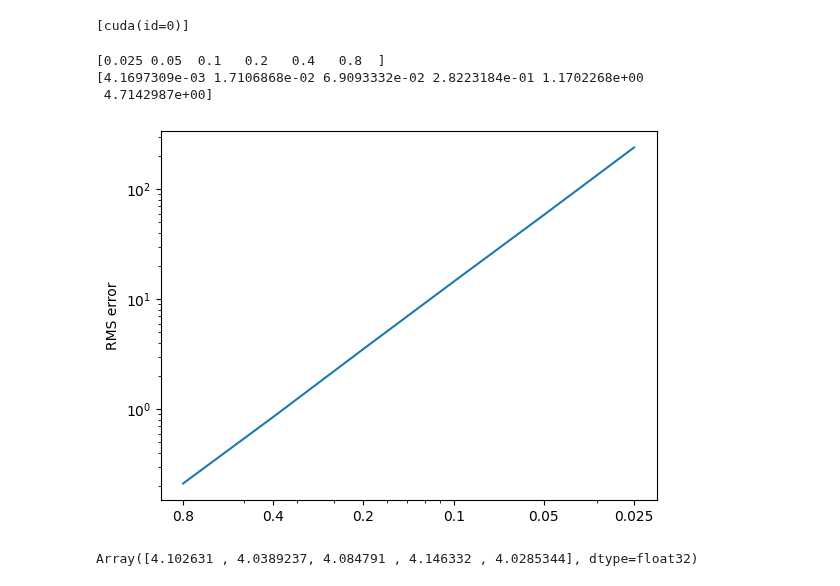
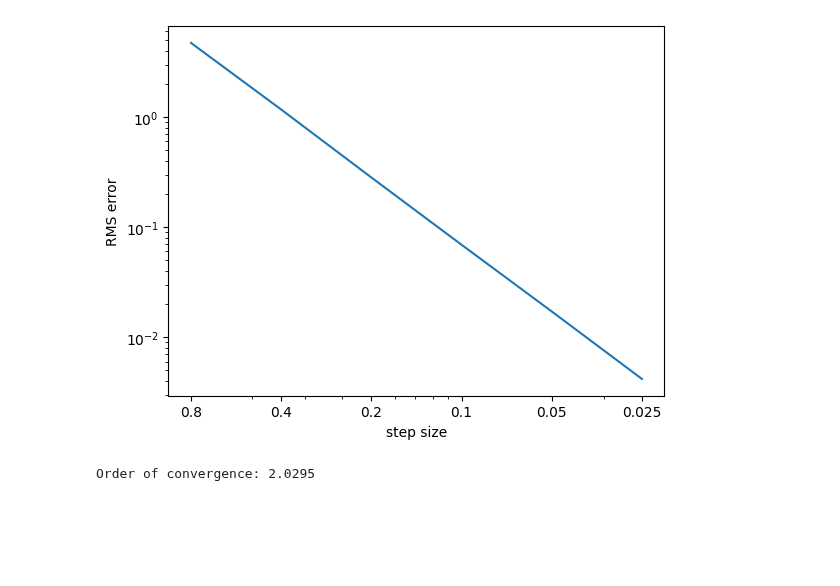
Before and after one commit to andyElking/diffrax_STLA, a Jupyter notebook: L2_Langevin_test.ipynb, the cells around one changed output. Drawn from its saved outputs; the diff is of its cells as text; code cells hidden in the pictures; blank space fills up the shorter version.

```diff
--- a/L2_Langevin_test.ipynb
+++ b/L2_Langevin_test.ipynb
@@ -0,0 +1,36 @@
+# %%
+import jax
+import jax.random as jrandom
+import jax.numpy as jnp
+from jax import config
+# config.update("jax_enable_x64", True)
+
+from diffrax import diffeqsolve, ControlTerm, Euler, MultiTerm, ODETerm, SaveAt, VirtualBrownianTree, Tsit5, \
+    VirtualBrownianTree, STLAControlTerm, STLAMultiTerm, SEA, ShARK, PIDController, LevyVal, ALIGN
+from test.sde_solver_convergence import solver_order, solver_distance, solutions, l2_dist
+
+import diffrax
+import math
+import matplotlib.pyplot as plt
+
+jnp.set_printoptions(precision=4, suppress=True)
+
+def show_conv_results(hs, errs):
+    plt.plot(1/hs, errs)
+    plt.yscale("log")
+    plt.xscale("log")
+    plt.xticks(ticks=1/hs, labels=hs)
+    plt.ylabel("RMS error")
+    plt.xlabel("step size")
+    plt.show()
+    slope, intercept = jnp.polyfit(jnp.log(hs), jnp.log(errs), 1)
+    print(f"Order of convergence: {slope:.4f}")
+
+def plot_sol(sol, dim=1):
+    plt.plot(sol.ts, sol.ys[:,:dim], label="x")
+    plt.plot(sol.ts, sol.ys[:,dim:], label="v")
+    plt.legend()
+    plt.show()
+
+num_samples = 1000
+keys = jrandom.split(jrandom.PRNGKey(2), num=num_samples)
@@ -1,18 +46,4 @@
 # %%
-import jax
-import jax.random as jrandom
-import jax.numpy as jnp
-from jax import config
-# config.update("jax_enable_x64", True)
-
-from diffrax import diffeqsolve, ControlTerm, Euler, MultiTerm, ODETerm, SaveAt, VirtualBrownianTree, Tsit5, \
-    VirtualBrownianTree, STLAControlTerm, STLAMultiTerm, SEA, ShARK, PIDController, LevyVal, ALIGN
-from test import get_errs
-
-import diffrax
-import math
-import matplotlib.pyplot as plt
-
 def drift(t, y, args):
     gamma, u, grad_f = args
     x, v = y[:2], y[2:]
@@ -32,28 +63,10 @@ args = (jnp.float32(0.3), jnp.float32(5.0), lambda x: x)
 y0 = jnp.array([0, 0, 0, 0], dtype=jnp.float32)
 t0, t1 = 0.3, 15
 harmonic_osc = (drift, diffusion, args, y0, t0, t1)
-
-num_samples = 1000
-keys = jrandom.split(jrandom.PRNGKey(2), num=num_samples)
-print(jax.devices())
-# %% [output]
-[cuda(id=0)]
 # %%
-hs, errs = get_errs(keys, harmonic_osc, ALIGN(), ALIGN(), 0.005)
+hs, ALIGN_errs = solver_order(keys, harmonic_osc, ALIGN(), ALIGN(), 0.005)
-# %% [output]
-[0.025 0.05  0.1   0.2   0.4   0.8  ]
-[4.1697309e-03 1.7106868e-02 6.9093332e-02 2.8223184e-01 1.1702268e+00
- 4.7142987e+00]
-# %%
-plt.plot(1/hs, 1/errs)
-plt.yscale("log")
-plt.xscale("log")
-plt.xticks(ticks=1/hs, labels=hs)
-plt.ylabel("RMS error")
-plt.show()
-# %% [output]
-[figure, removed]
-# %%
-errs[1:]/errs[:-1]
-# %% [output]
-Array([4.102631 , 4.0389237, 4.084791 , 4.146332 , 4.0285344], dtype=float32)
+# %%
+show_conv_results(hs, ALIGN_errs)
+# %% [output]
+[figure, added]
+Order of convergence: 2.0295
```
Also changed, not shown: parts of 13 cells of this notebook, 3 other files.
